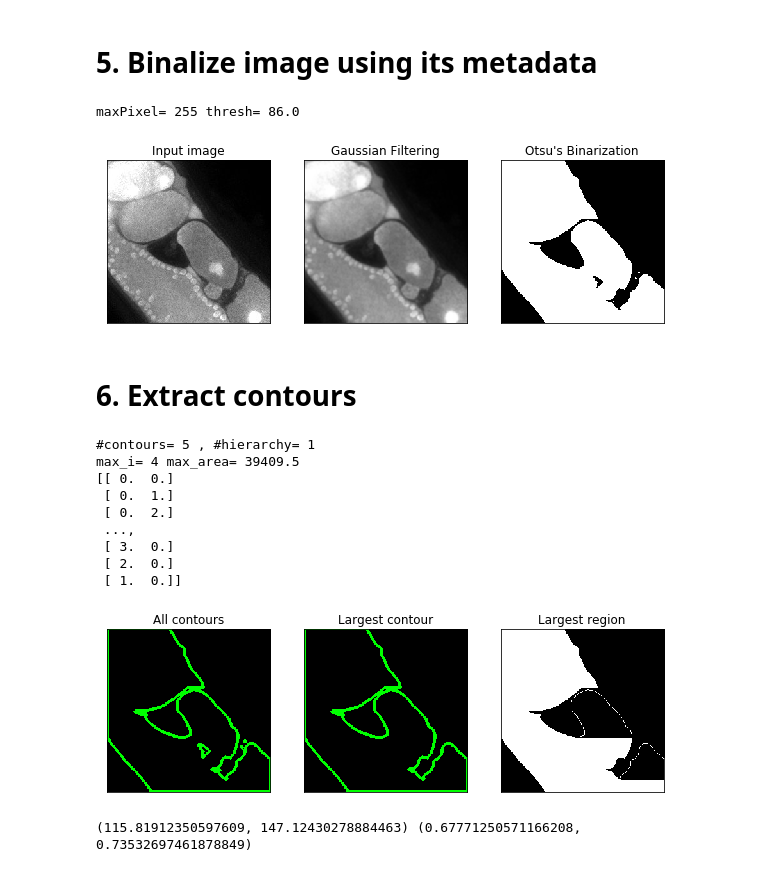
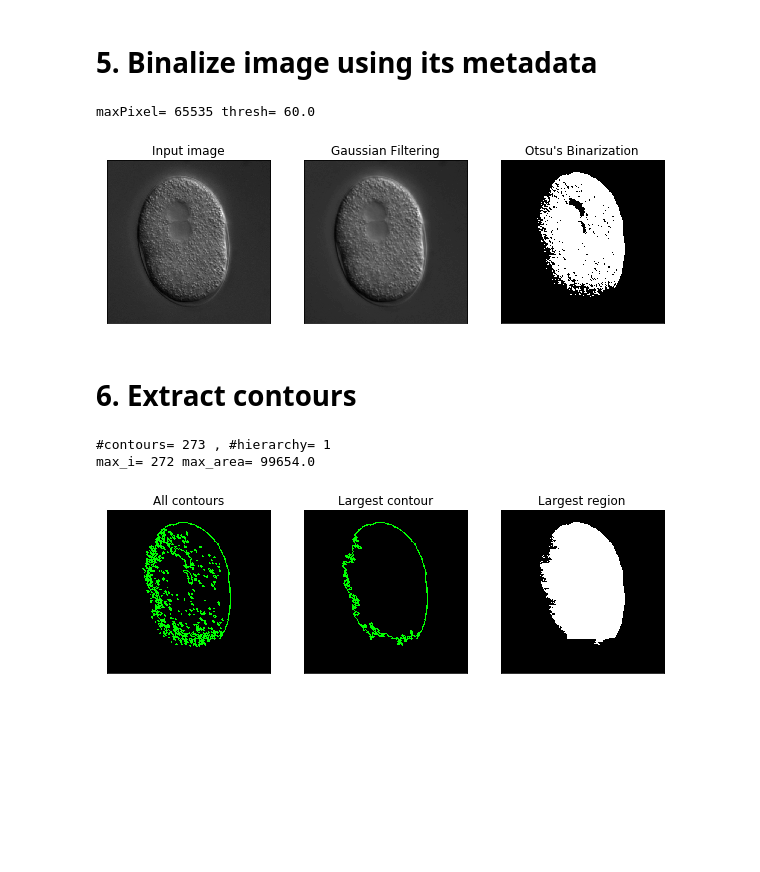
Before and after one commit to openssbd/SSBD-OMERO-API, a Jupyter notebook: Image Processing using SSBD-OMERO API.ipynb, the cells around one changed output. Drawn from its saved outputs; the diff is of its cells as text; code cells hidden in the pictures; blank space fills up the shorter version.

```diff
--- a/Image Processing using SSBD-OMERO API.ipynb
+++ b/Image Processing using SSBD-OMERO API.ipynb
@@ -37,18 +40,19 @@ http://ssbd.qbic.riken.jp/image
 # %% [markdown]
 # 2. Get image
 # %%
+# Sample in Kyoda imagesets
+IMAGE_ID = 25021
+Z = 30
+T = 0
+
 # Sample in Takayama imagesets
-IMAGE_ID = 36874
-Z = 0
-T = 100
-
-# Sample in Kyoda imagesets
-#IMAGE_ID = 1
-#Z = 20
+#IMAGE_ID = 36874
+#Z = 0
 #T = 0
 
-TMP_URL = "{base}/webgateway/render_image/{image_id}/{z}/{t}/"
+TMP_URL = "{base}/webgateway/render_image/{image_id}/{z}/{t}"
 qs = {'base': SSBD_BASE_URL, 'image_id': IMAGE_ID, 'z': Z, 't': T}
+
 url = TMP_URL.format(**qs)
 
 r = requests.session().get(url)
@@ -157,66 +161,43 @@ for i in range(0, 3):
 
 plt.savefig('result1.tiff')
 # %% [output]
-maxPixel= 255 thresh= 86.0
+maxPixel= 65535 thresh= 60.0
-[figure, old version]
+[figure, new version]
 # %% [markdown]
 #  6. Extract contours
 # %%
 ret,contours,hierarchy = cv2.findContours(cv_img3, cv2.RETR_LIST, cv2.CHAIN_APPROX_NONE)
 print("#contours=",len(contours), ", #hierarchy=", len(hierarchy))
 
 max_i = None
 max_area = None
 for i in range(0, len(contours)):
     area = cv2.contourArea(contours[i])
     #print(i, area)
     if max_area == None or area > max_area:
         max_area = area
         max_i = i
-
 print ("max_i=", max_i, "max_area=", max_area)
 
 size = metadata['size']['height'], metadata['size']['width'], 3
 #print (size)
 
-black_img = np.zeros(size, dtype=np.uint8)
-img0 = cv2.drawContours(black_img, contours, -1, (0,255,0), 3)
-
-black_img = np.zeros(size, dtype=np.uint8)
-img1 = cv2.drawContours(black_img, contours[max_i], -1, (0,255,0), 3)
-
-black_img = np.zeros(size, dtype=np.uint8)
-img2 = cv2.fillConvexPoly(black_img, contours[max_i], (255,255,255))
-
-vec = np.array(contours[max_i], dtype=np.float).reshape((contours[i].shape[0], contours[i].shape[2]))
-print(vec)
+img0 = cv2.drawContours(np.zeros(size, dtype=np.uint8), contours, -1, (0,255,0), 3)
+img1 = cv2.drawContours(np.zeros(size, dtype=np.uint8), contours[max_i], -1, (0,255,0), 3)
+img2 = cv2.fillConvexPoly(np.zeros(size, dtype=np.uint8), contours[max_i], (255,255,255))
 
 titles = ['All contours', 'Largest contour', "Largest region"]
 images = [img0, img1, img2]
 
 plt.figure(figsize=(10,3))
 for i in range(0, 3):
     plt.subplot(1, 3, i+1)
     plt.imshow(images[i])
     plt.title(titles[i])
     plt.xticks([]), plt.yticks([])
 
 plt.savefig('result2.tiff')
 # %% [output]
-#contours= 5 , #hierarchy= 1
-max_i= 4 max_area= 39409.5
-[[ 0.  0.]
- [ 0.  1.]
- [ 0.  2.]
- ...,
- [ 3.  0.]
- [ 2.  0.]
- [ 1.  0.]]
+#contours= 273 , #hierarchy= 1
+max_i= 272 max_area= 99654.0
-[figure, old version]
+[figure, new version]
-# %%
-mean, eigenvectors = cv2.PCACompute(vec, mean=np.array([], dtype=np.float), maxComponents=1)
-pt = (mean[0][0], mean[0][1])
-vec = (eigenvectors[0][0], eigenvectors[0][1])
-print (pt, vec)
-# %% [output]
-(115.81912350597609, 147.12430278884463) (0.67771250571166208, 0.73532697461878849)
```
Also changed, not shown: parts of 6 cells of this notebook, 1 other file.
